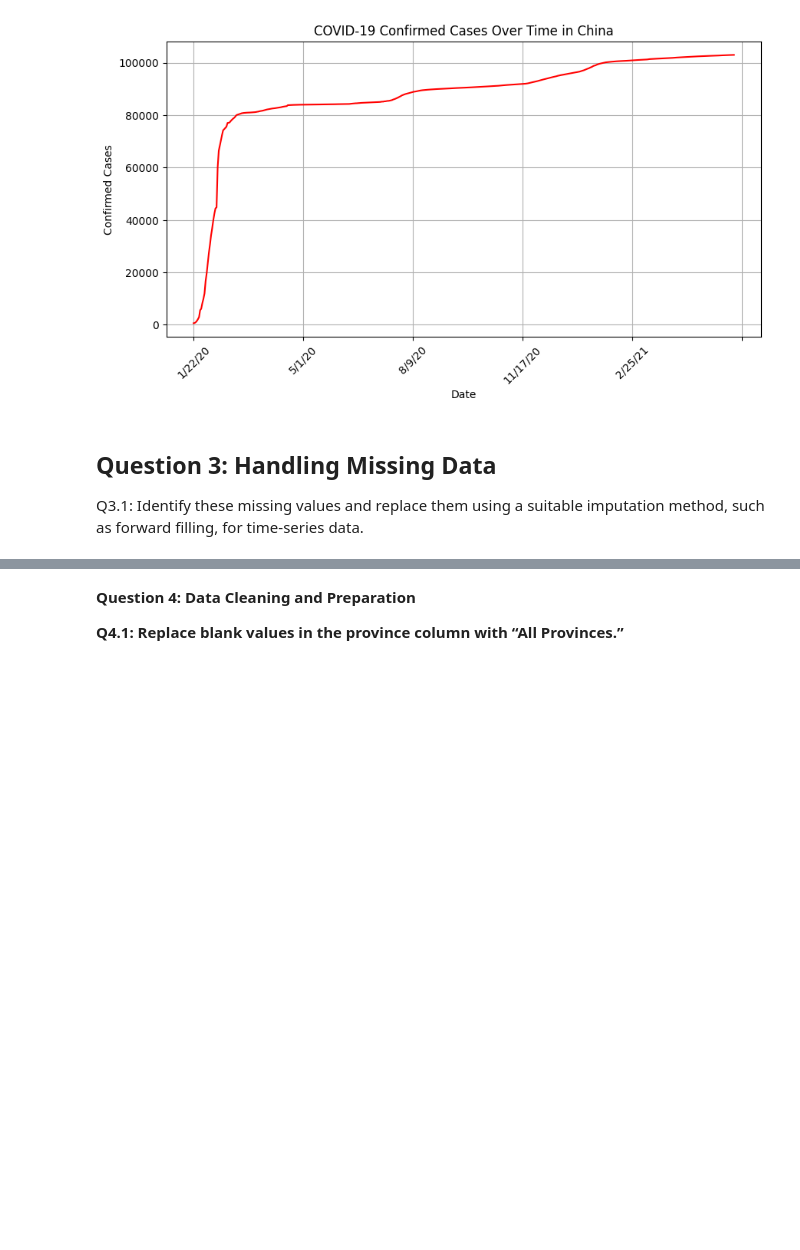
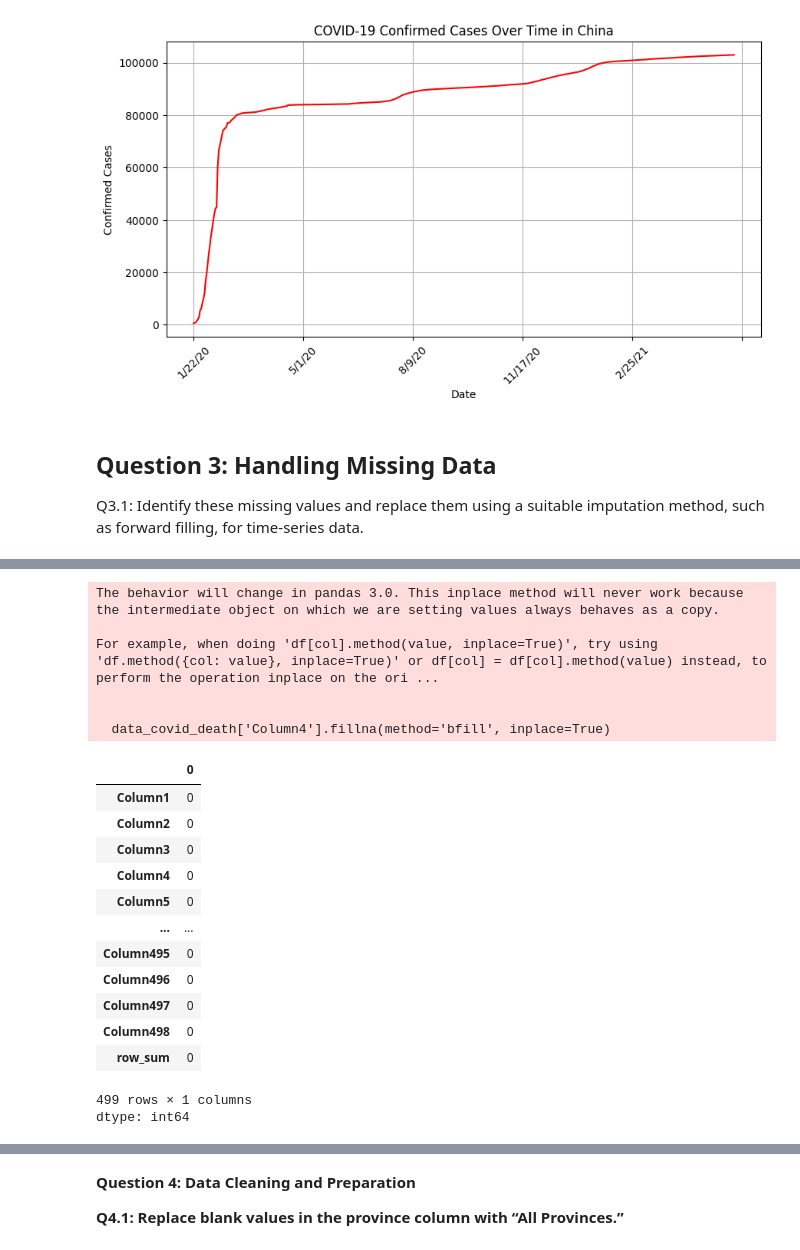
Before and after one commit to manishkt52/Covid_Data_Analysis, a Jupyter notebook: Case_Study_1.ipynb, the cells around one changed output, grey strips where cells are left out. Cells and saved outputs as stored; diff of their text form; code cells hidden in the pictures; blank space fills up the shorter version.

```diff
--- a/Case_Study_1.ipynb
+++ b/Case_Study_1.ipynb
@@ -232,0 +234,25 @@ data_covid_confirm.head(10)
+# %%
+data_covid_death['Column3'].fillna(method='bfill', inplace=True)
+data_covid_death['Column4'].fillna(method='bfill', inplace=True)
+data_covid_death.isnull().sum()
+# %% [output]
+The behavior will change in pandas 3.0. This inplace method will never work because the intermediate object on which we are setting values always behaves as a copy.
+
+For example, when doing 'df[col].method(value, inplace=True)', try using 'df.method({col: value}, inplace=True)' or df[col] = df[col].method(value) instead, to perform the operation inplace on the ori ...
+
+
+  data_covid_death['Column4'].fillna(method='bfill', inplace=True)
+|  | 0 |
+| Column1 | 0 |
+| Column2 | 0 |
+| Column3 | 0 |
+| Column4 | 0 |
+| Column5 | 0 |
+| ... | ... |
+| Column495 | 0 |
+| Column496 | 0 |
+| Column497 | 0 |
+| Column498 | 0 |
+| row_sum | 0 |
+499 rows × 1 columns
+dtype: int64
```
Also changed, not shown: parts of 4 cells of this notebook.
